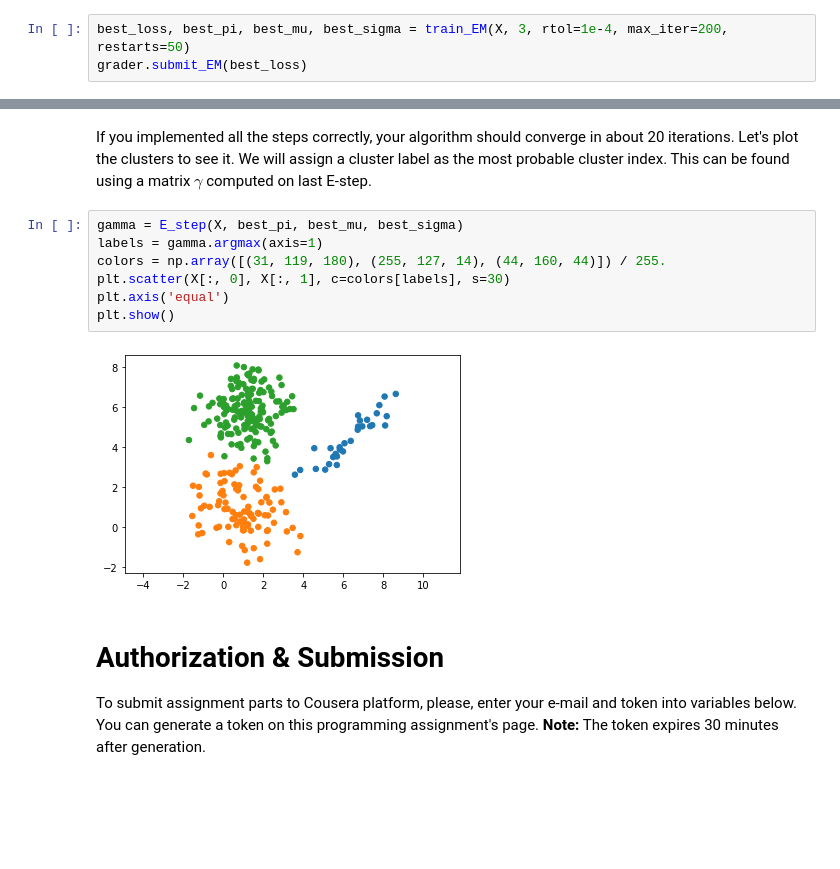
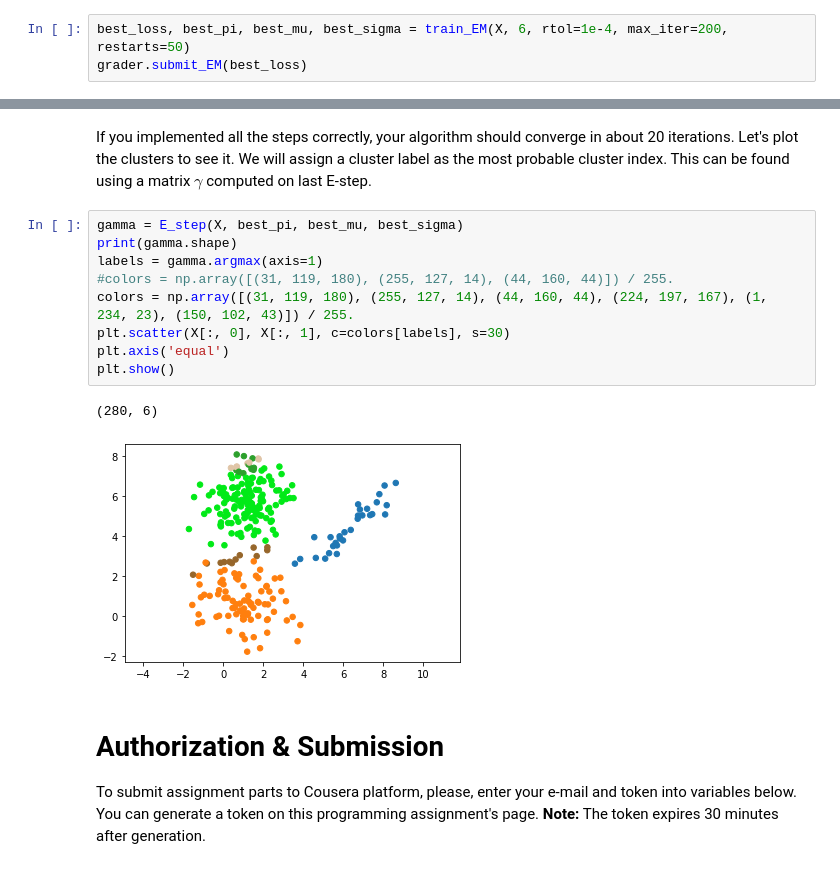
Before and after one commit to avdolgikh/Bayes_course, a Jupyter notebook: w2_em_assignment.ipynb, the cells around one changed output, grey strips where cells are left out. Cells and saved outputs as stored; diff of their text form; blank space fills up the shorter version.

```diff
--- a/w2_em_assignment.ipynb
+++ b/w2_em_assignment.ipynb
@@ -300,6 +300,6 @@ def train_EM(X, C, rtol=1e-3, max_iter=100, restarts=10):
 
     return best_loss, best_pi, best_mu, best_sigma
 # %%
-best_loss, best_pi, best_mu, best_sigma = train_EM(X, 3, rtol=1e-4, max_iter=200, restarts=50)
+best_loss, best_pi, best_mu, best_sigma = train_EM(X, 6, rtol=1e-4, max_iter=200, restarts=50)
 grader.submit_EM(best_loss)
 # %% [output]
@@ -324,13 +324,16 @@ Current answer for task Task 4 (EM) is: -1063.8112560070165
 If you implemented all the steps correctly, your algorithm should converge in about 20 iterations. Let's plot the clusters to see it. We will assign a cluster label as the most probable cluster index. This can be found using a matrix $\gamma$ computed on last E-step.
 # %%
 gamma = E_step(X, best_pi, best_mu, best_sigma)
+print(gamma.shape)
 labels = gamma.argmax(axis=1)
-colors = np.array([(31, 119, 180), (255, 127, 14), (44, 160, 44)]) / 255.
+#colors = np.array([(31, 119, 180), (255, 127, 14), (44, 160, 44)]) / 255.
+colors = np.array([(31, 119, 180), (255, 127, 14), (44, 160, 44), (224, 197, 167), (1, 234, 23), (150, 102, 43)]) / 255.
 plt.scatter(X[:, 0], X[:, 1], c=colors[labels], s=30)
 plt.axis('equal')
 plt.show()
 # %% [output]
+(280, 6)
-[figure, old version]
+[figure, new version]
 # %% [markdown]
 # Authorization & Submission
 To submit assignment parts to Cousera platform, please, enter your e-mail and token into variables below. You can generate a token on this programming assignment's page. <b>Note:</b> The token expires 30 minutes after generation.
```
Also changed, not shown: parts of 3 cells of this notebook, 10 other files.
